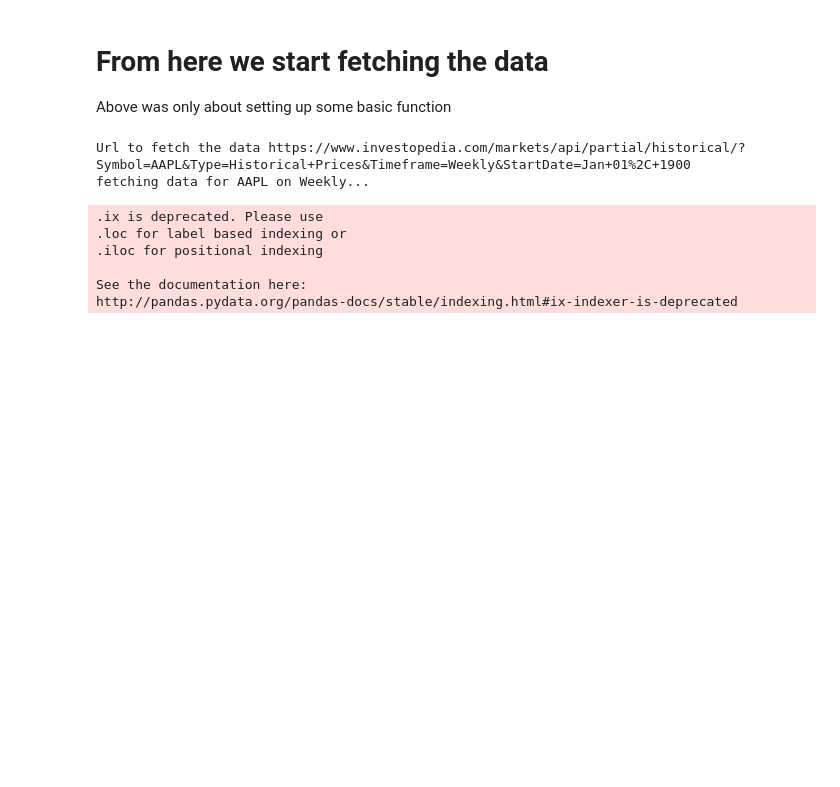
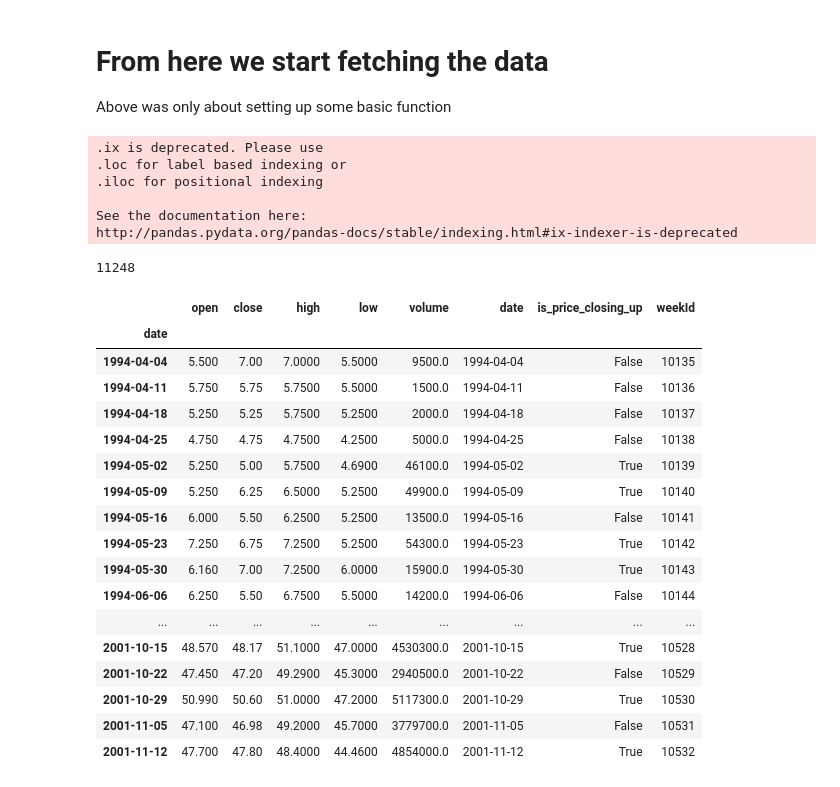
Before and after one commit to hyperwave-research/research, a Jupyter notebook: hyperwave_find_phases.ipynb, the cells around one changed output. Drawn from its saved outputs; the diff is of its cells as text; code cells hidden in the pictures; blank space fills up the shorter version.

Commit message:
add quandl as new datasource and update finding phases

```diff
--- a/hyperwave_find_phases.ipynb
+++ b/hyperwave_find_phases.ipynb
@@ -22,32 +57,51 @@ np.seterr(divide='ignore', invalid='ignore')
 # %%
 data_3DSystemsCorp ={
     'name':'3D SYSTEMS CORP',
+    'data_source':'quandl',
     'symbol':'DDD',
 }
 
 
 data_Valeant = {
     'name':'Baush health Company. Ex Valeant',
+    'data_source':'quandl',
     'symbol':'VRX',
 }
 
 data_Amazon = {
     'name':'Amazon',
+    'data_source':'quandl',
+    'data_source':'investopedia',
     'symbol':'AMZN',
 }
 
 data_Netflix= {
     'name':'Netflox',
+    'data_source':'investopedia',
     'symbol':'NFLX',
 }
 
 data_Apple = {
     'name':'Apple',
+    'data_source':'investopedia',
     'symbol':'AAPL',
 }
+
+data_Intuit = {
+    'name':'Intuit',
+    'data_source':'investopedia',
+    'symbol':'INTU',
+}
+
+data_Gilead_Sciences = {
+    'name':'Gilead Sciences',
+    'data_source':'investopedia',
+    'symbol':'GILD',
+}
 # %%
-company_setup = data_Apple
+company_setup = data_Valeant
 name = company_setup ['name']
+data_source = company_setup ['data_source']
 symbol = company_setup ['symbol']
 
 # constant used for other computation
@@ -73,14 +182,14 @@ def get_nb_weeks(row, base_date = root_date):
     return int((row["date"]-base_date).days/7)
 
 def clean_raw_market_data(df):
-    df.loc[:,('date')] = pd.to_datetime(df.loc[:,('Date')])
-    df = df.rename(columns={'Adj. Close':'close'})
+#     df.loc[:,('date')] = pd.to_datetime(df.loc[:,('date')])
+#     df = df.rename(columns={'Adj. Close':'close', 'Low':'low', 'Open':'open', 'High':'high',})
     df['is_price_closing_up'] = df.close > df.close.shift()
     df['weekId'] = df.apply (lambda row: get_nb_weeks (row),axis=1)
     return df.sort_values(by="date")
 
 def get_weekId_max_price(df):
-    return df.ix[ df['close'].argmax()]["weekId"]
+    return df.ix[ df.loc[:,('close')].argmax()]["weekId"]
 # %%
 def get_weekId_cartesian_product(df):
     df_from = df.loc[:,('weekId',"close")].rename(index=str, columns={"weekId": "weekId_from", "close": "close_from"})
@@ -93,19 +202,41 @@ def get_weekId_cartesian_product(df):
 Above was only about setting up some basic function
 # %%
 # df_daily_price_raw = get_raw_historical_data(symbol, 'Daily')
-df_weekly_price_raw = get_raw_historical_data(symbol, 'Weekly')
+df_weekly_price_raw = get_historical_data(symbol, data_source, 'Weekly')
 
 df_weekly_price = clean_raw_market_data(df_weekly_price_raw)
 
 max_price_weekId = get_weekId_max_price(df_weekly_price)
-df_weekly_price_until_max = df_weekly_price [(df_weekly_price.weekId < max_price_weekId)]
+df_weekly_price_until_max = df_weekly_price [(df_weekly_price.weekId <= max_price_weekId)]
 weekId_close_from_to = get_weekId_cartesian_product(df_weekly_price_until_max)
 # %% [output]
-Url to fetch the data https://www.investopedia.com/markets/api/partial/historical/?Symbol=AAPL&Type=Historical+Prices&Timeframe=Weekly&StartDate=Jan+01%2C+1900
-fetching data for AAPL on Weekly...
+.ix is deprecated. Please use
+.loc for label based indexing or
+.iloc for positional indexing
+
+See the documentation here:
+http://pandas.pydata.org/pandas-docs/stable/indexing.html#ix-indexer-is-deprecated
-.ix is deprecated. Please use
-.loc for label based indexing or
-.iloc for positional indexing
-
-See the documentation here:
-http://pandas.pydata.org/pandas-docs/stable/indexing.html#ix-indexer-is-deprecated
+# %%
+print(max_price_weekId)
+with pd.option_context('display.max_rows', None, 'display.max_columns', None):
+    display(df_weekly_price_raw )
+# %% [output]
+11248
+|  | open | close | high | low | volume | date | is_price_closing_up | weekId |
+| date |  |  |  |  |  |  |  |  |
+| 1994-04-04 | 5.500 | 7.00 | 7.0000 | 5.5000 | 9500.0 | 1994-04-04 | False | 10135 |
+| 1994-04-11 | 5.750 | 5.75 | 5.7500 | 5.5000 | 1500.0 | 1994-04-11 | False | 10136 |
+| 1994-04-18 | 5.250 | 5.25 | 5.7500 | 5.2500 | 2000.0 | 1994-04-18 | False | 10137 |
+| 1994-04-25 | 4.750 | 4.75 | 4.7500 | 4.2500 | 5000.0 | 1994-04-25 | False | 10138 |
+| 1994-05-02 | 5.250 | 5.00 | 5.7500 | 4.6900 | 46100.0 | 1994-05-02 | True | 10139 |
+| 1994-05-09 | 5.250 | 6.25 | 6.5000 | 5.2500 | 49900.0 | 1994-05-09 | True | 10140 |
+| 1994-05-16 | 6.000 | 5.50 | 6.2500 | 5.2500 | 13500.0 | 1994-05-16 | False | 10141 |
+| 1994-05-23 | 7.250 | 6.75 | 7.2500 | 5.2500 | 54300.0 | 1994-05-23 | True | 10142 |
+| 1994-05-30 | 6.160 | 7.00 | 7.2500 | 6.0000 | 15900.0 | 1994-05-30 | True | 10143 |
+| 1994-06-06 | 6.250 | 5.50 | 6.7500 | 5.5000 | 14200.0 | 1994-06-06 | False | 10144 |
+| ... | ... | ... | ... | ... | ... | ... | ... | ... |
+| 2001-10-15 | 48.570 | 48.17 | 51.1000 | 47.0000 | 4530300.0 | 2001-10-15 | True | 10528 |
+| 2001-10-22 | 47.450 | 47.20 | 49.2900 | 45.3000 | 2940500.0 | 2001-10-22 | False | 10529 |
+| 2001-10-29 | 50.990 | 50.60 | 51.0000 | 47.2000 | 5117300.0 | 2001-10-29 | True | 10530 |
+| 2001-11-05 | 47.100 | 46.98 | 49.2000 | 45.7000 | 3779700.0 | 2001-11-05 | False | 10531 |
+| 2001-11-12 | 47.700 | 47.80 | 48.4000 | 44.4600 | 4854000.0 | 2001-11-12 | True | 10532 |
```
Also changed, not shown: parts of 20 cells of this notebook.
